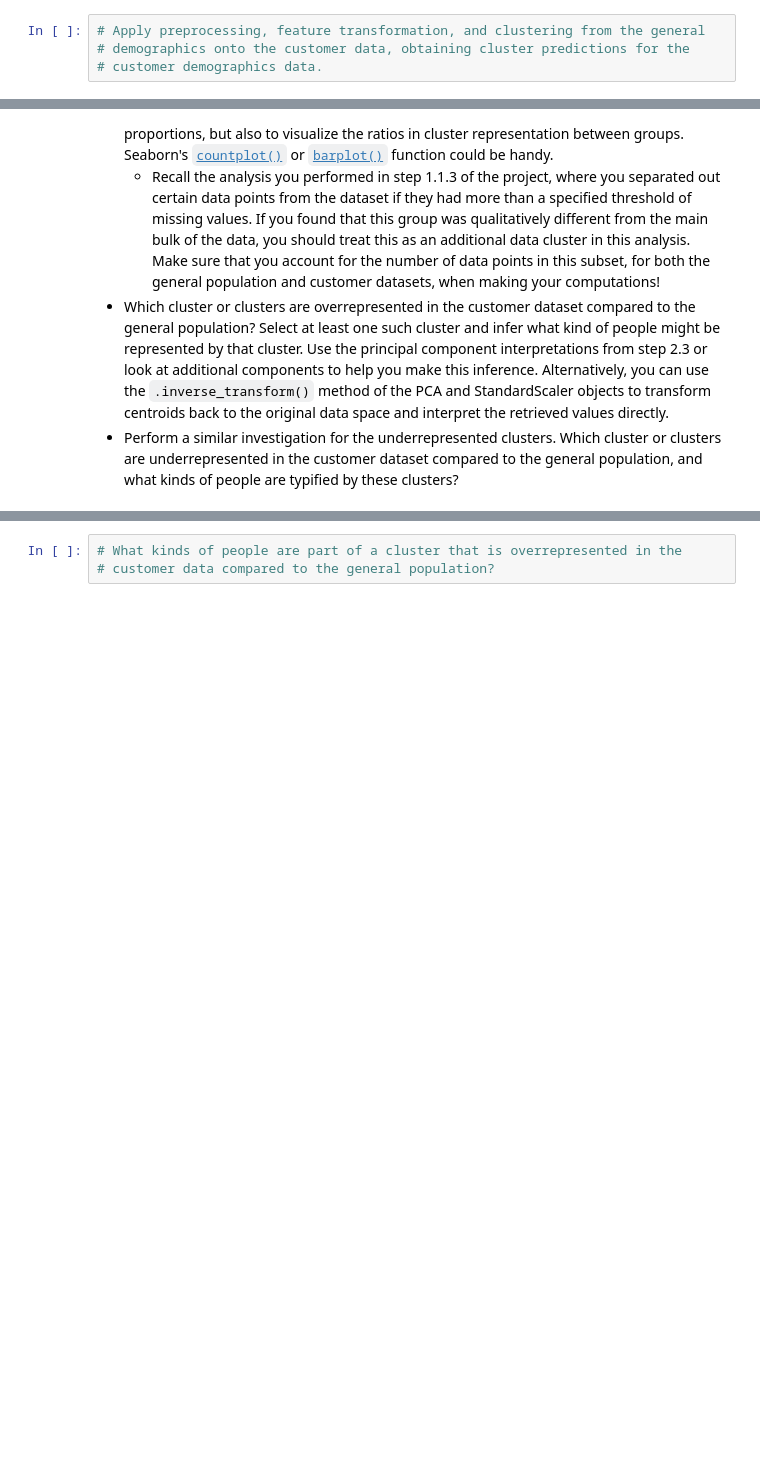
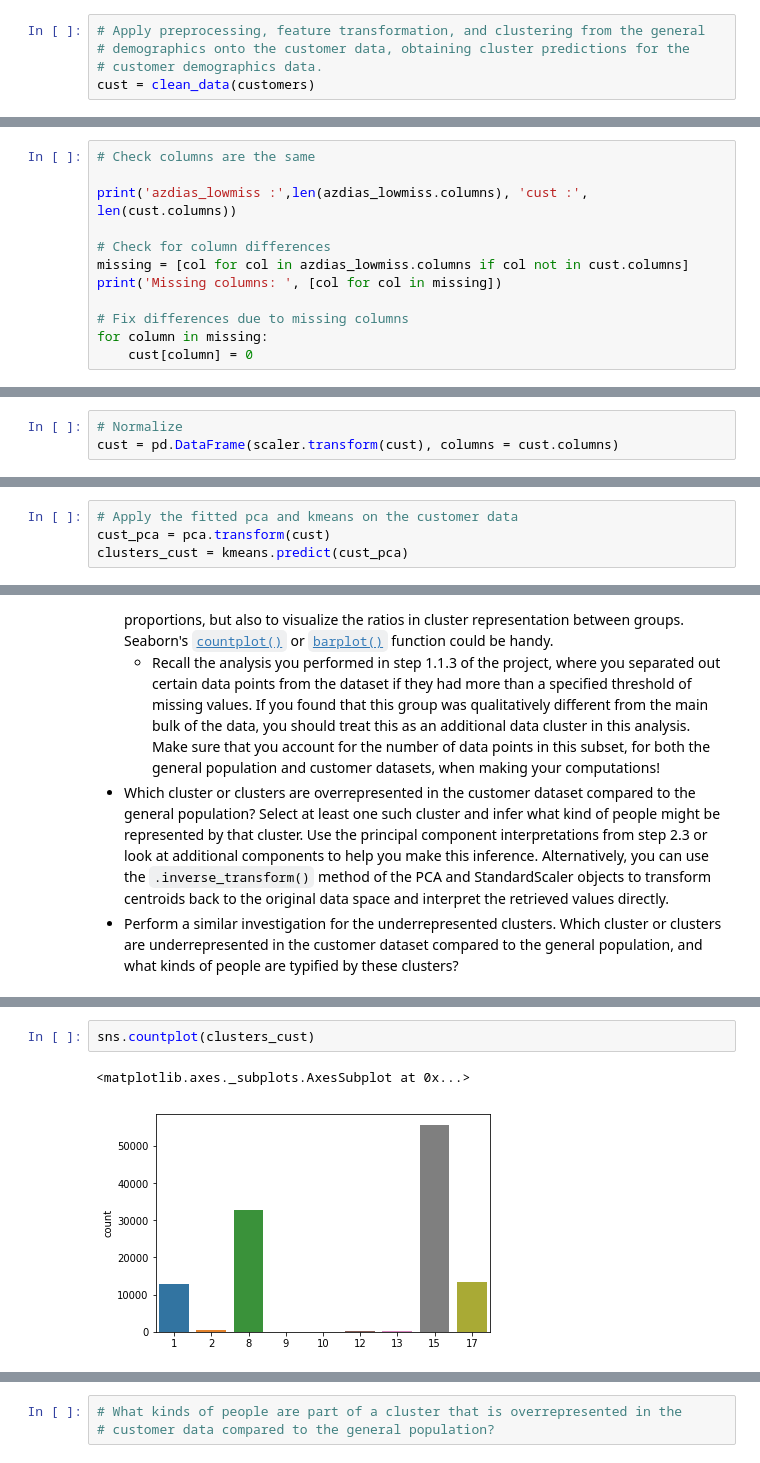
Before and after one commit to denizn/Identify-Customer-Segments, a Jupyter notebook: Identify_Customer_Segments.ipynb, the cells around one changed output, grey strips where cells are left out. Drawn from its saved outputs; the diff is of its cells as text; blank space fills up the shorter version.

```diff
--- a/Identify_Customer_Segments.ipynb
+++ b/Identify_Customer_Segments.ipynb
@@ -781,3 +782,4 @@ customers = pd.read_csv('Udacity_CUSTOMERS_Subset.csv')
 # Apply preprocessing, feature transformation, and clustering from the general
 # demographics onto the customer data, obtaining cluster predictions for the
 # customer demographics data.
+cust = clean_data(customers)
@@ -783,0 +795,12 @@ customers = pd.read_csv('Udacity_CUSTOMERS_Subset.csv')
+# %%
+# Check columns are the same
+
+print('azdias_lowmiss :',len(azdias_lowmiss.columns), 'cust :', len(cust.columns))
+
+# Check for column differences
+missing = [col for col in azdias_lowmiss.columns if col not in cust.columns]
+print('Missing columns: ', [col for col in missing])
+
+# Fix differences due to missing columns
+for column in missing:
+    cust[column] = 0
@@ -783,0 +831,3 @@ customers = pd.read_csv('Udacity_CUSTOMERS_Subset.csv')
+# %%
+# Normalize
+cust = pd.DataFrame(scaler.transform(cust), columns = cust.columns)
@@ -784,3 +855,7 @@ customers = pd.read_csv('Udacity_CUSTOMERS_Subset.csv')
+# %%
+# Apply the fitted pca and kmeans on the customer data
+cust_pca = pca.transform(cust)
+clusters_cust = kmeans.predict(cust_pca)
 # %% [markdown]
 ### Step 3.3: Compare Customer Data to Demographics Data
 
@@ -797,3 +885,8 @@ Take a look at the following points in this step:
+# %%
+sns.countplot(clusters_cust)
+# %% [output]
+<matplotlib.axes._subplots.AxesSubplot at 0x...>
+[figure, added]
 # %%
 # Compare the proportion of data in each cluster for the customer data to the
 # proportion of data in each cluster for the general population.
```
Also changed, not shown: parts of 35 cells of this notebook, 1 other file.
